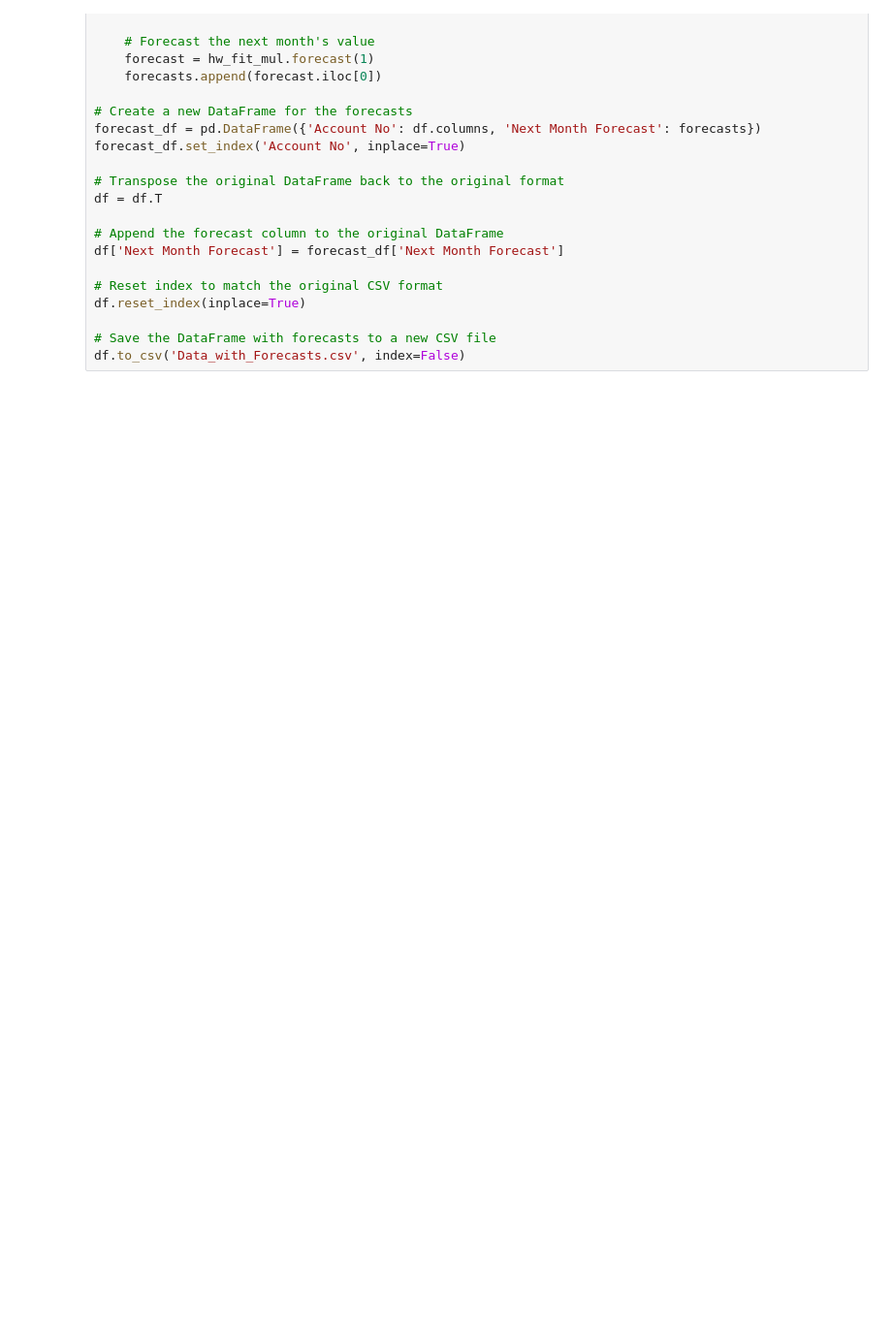
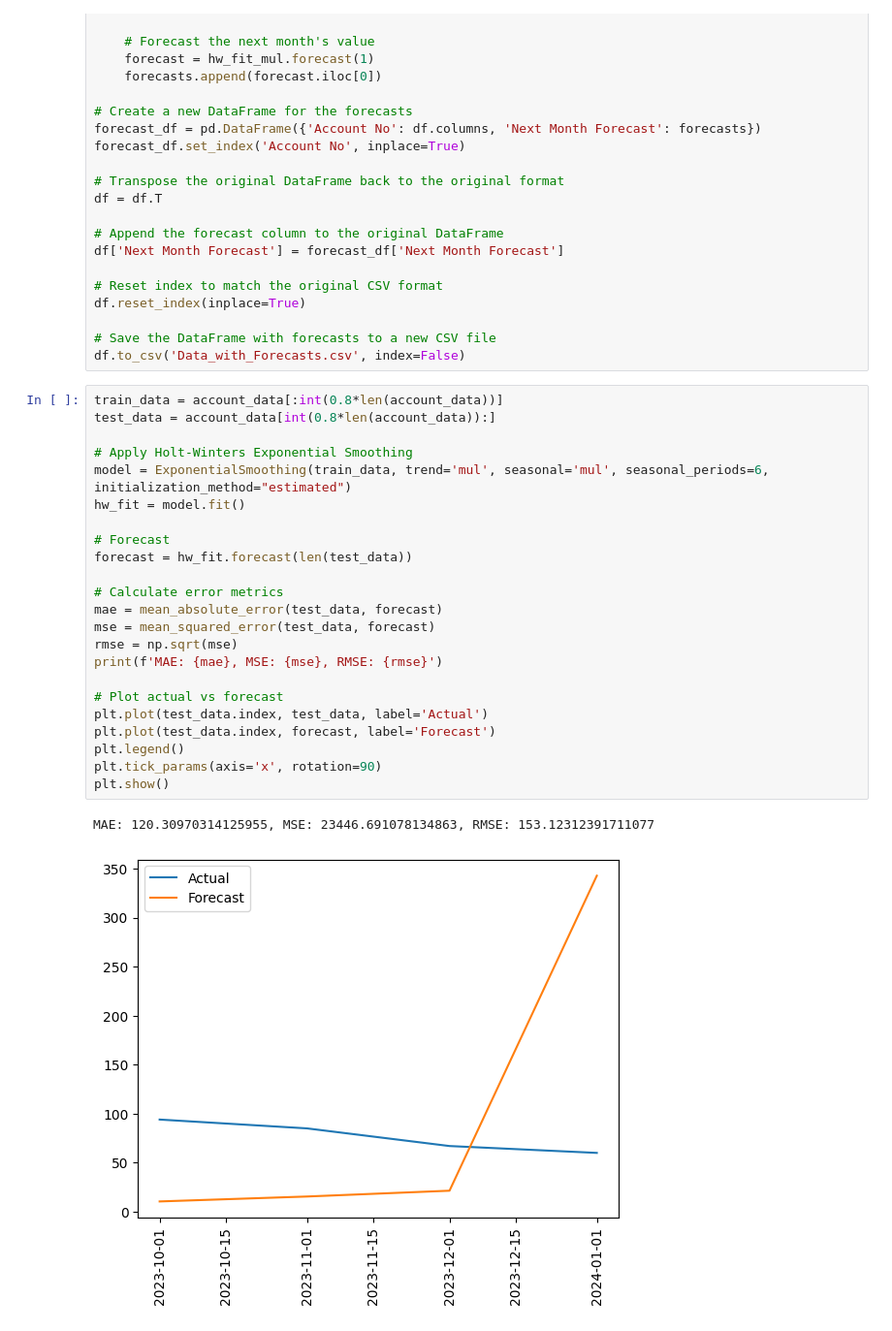
Before and after one commit to muhammadazeemhaider/HWeS-ICMLA, a Jupyter notebook: HWeS.ipynb, the cells around one changed output. Shown at 97% size. Drawn from its saved outputs; the diff is of its cells as text; blank space fills up the shorter version.

```diff
--- a/HWeS.ipynb
+++ b/HWeS.ipynb
@@ -98,3 +93,29 @@ df.reset_index(inplace=True)
 
 # Save the DataFrame with forecasts to a new CSV file
 df.to_csv('Data_with_Forecasts.csv', index=False)
+# %%
+train_data = account_data[:int(0.8*len(account_data))]
+test_data = account_data[int(0.8*len(account_data)):]
+
+# Apply Holt-Winters Exponential Smoothing
+model = ExponentialSmoothing(train_data, trend='mul', seasonal='mul', seasonal_periods=6, initialization_method="estimated")
+hw_fit = model.fit()
+
+# Forecast
+forecast = hw_fit.forecast(len(test_data))
+
+# Calculate error metrics
+mae = mean_absolute_error(test_data, forecast)
+mse = mean_squared_error(test_data, forecast)
+rmse = np.sqrt(mse)
+print(f'MAE: {mae}, MSE: {mse}, RMSE: {rmse}')
+
+# Plot actual vs forecast
+plt.plot(test_data.index, test_data, label='Actual')
+plt.plot(test_data.index, forecast, label='Forecast')
+plt.legend()
+plt.tick_params(axis='x', rotation=90)
+plt.show()
+# %% [output]
+MAE: 120.30970314125955, MSE: 23446.691078134863, RMSE: 153.12312391711077
+[figure, added]
```
Also changed, not shown: parts of 3 cells of this notebook, 4 other files.
